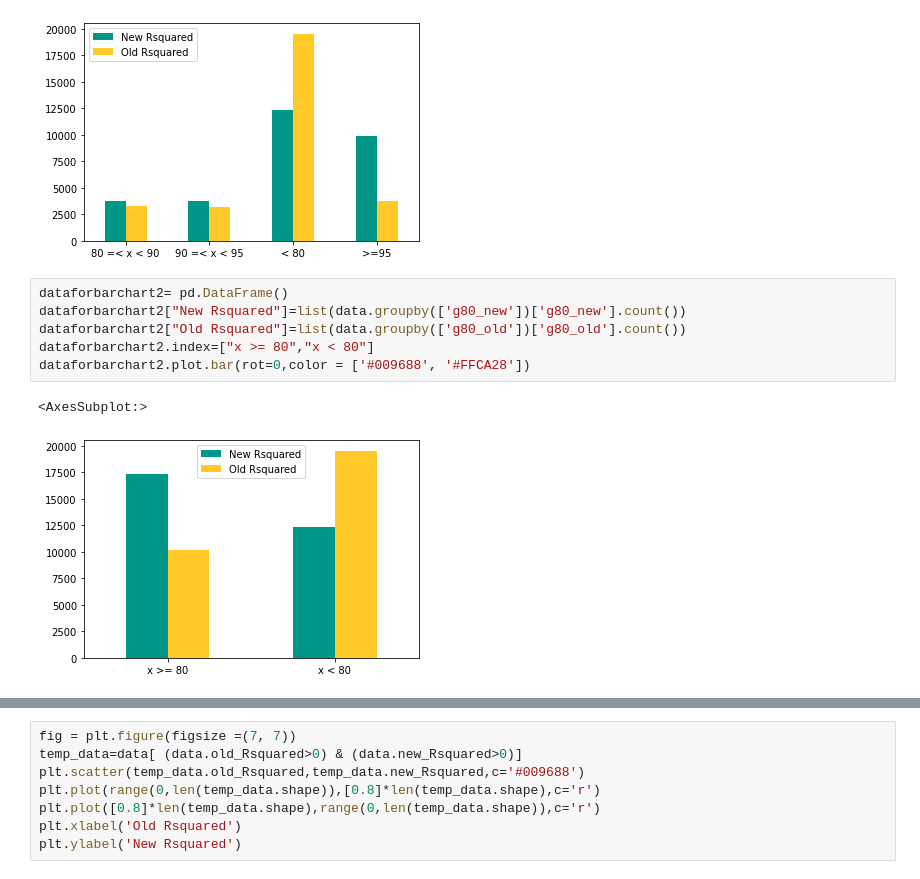
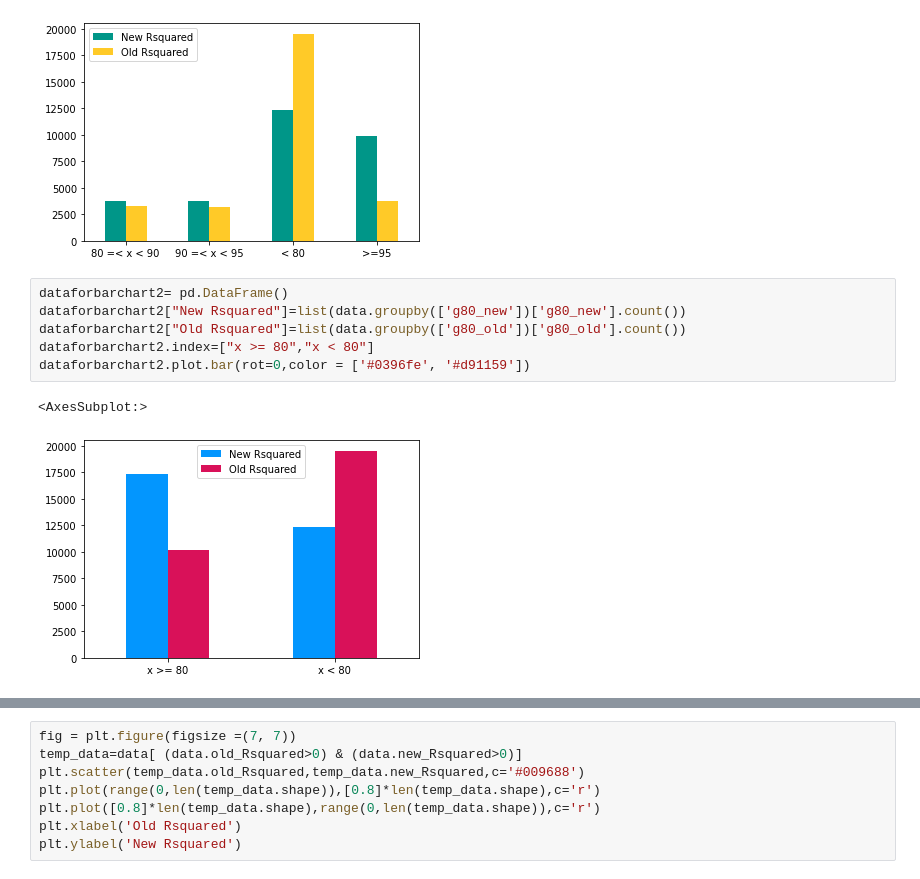
Before and after one commit to henockmamo54/d2omePlusAnalysis, a Jupyter notebook: Summary - Rsquared Comparison.ipynb, the cells around one changed output, grey strips where cells are left out. Drawn from its saved outputs; the diff is of its cells as text.

```diff
--- a/Summary - Rsquared Comparison.ipynb
+++ b/Summary - Rsquared Comparison.ipynb
@@ -182,9 +182,9 @@ dataforbarchart.plot.bar(rot=0,color = ['#009688', '#FFCA28'])
 # %%
 dataforbarchart2= pd.DataFrame()
 dataforbarchart2["New Rsquared"]=list(data.groupby(['g80_new'])['g80_new'].count())
 dataforbarchart2["Old Rsquared"]=list(data.groupby(['g80_old'])['g80_old'].count())
 dataforbarchart2.index=["x >= 80","x < 80"]
-dataforbarchart2.plot.bar(rot=0,color = ['#009688', '#FFCA28'])
+dataforbarchart2.plot.bar(rot=0,color = ['#0396fe', '#d91159'])
 # %% [output]
 <AxesSubplot:>
-[figure, old version]
+[figure, new version]
```
Also changed, not shown: parts of 1 cell of this notebook, 3 other files.
